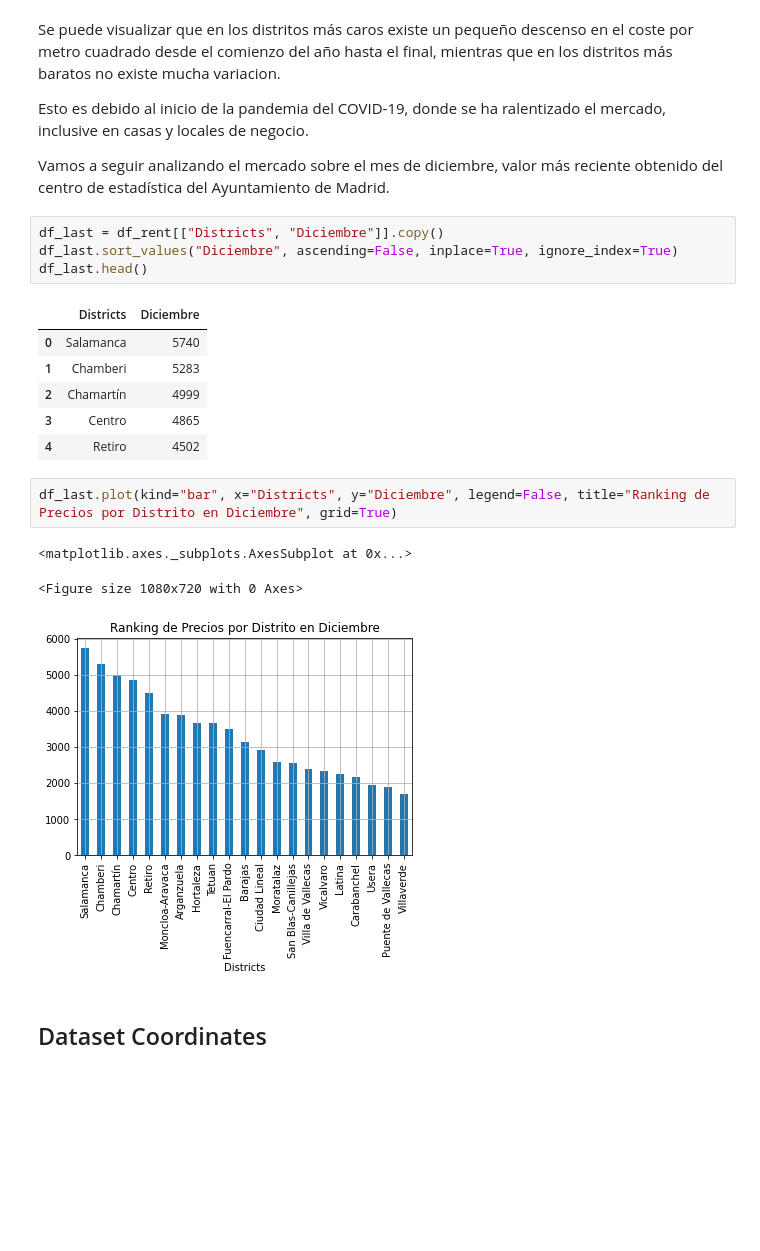
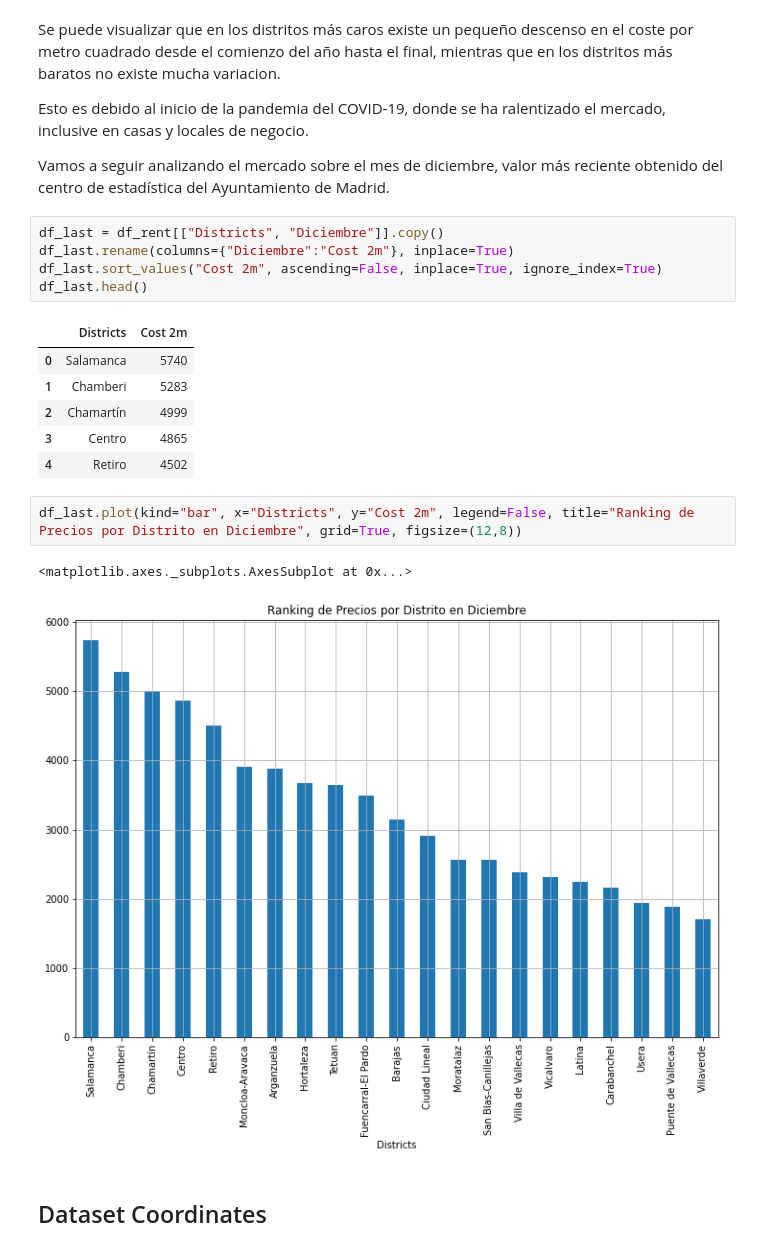
Before and after one commit to Warckor/Coursera_Capstone, a Jupyter notebook: Final_Assignment/House_Sales_Analytics_EN.ipynb, the cells around one changed output. Saved outputs shown, nothing was run; the diff lists cells and outputs as text; blank space fills up the shorter version.

```diff
--- a/Final_Assignment/House_Sales_Analytics_EN.ipynb
+++ b/Final_Assignment/House_Sales_Analytics_EN.ipynb
@@ -92,21 +95,21 @@ Esto es debido al inicio de la pandemia del COVID-19, donde se ha ralentizado el
 Vamos a seguir analizando el mercado sobre el mes de diciembre, valor más reciente obtenido del centro de estadística del Ayuntamiento de Madrid.
 # %%
 df_last = df_rent[["Districts", "Diciembre"]].copy()
-df_last.sort_values("Diciembre", ascending=False, inplace=True, ignore_index=True)
+df_last.rename(columns={"Diciembre":"Cost 2m"}, inplace=True)
+df_last.sort_values("Cost 2m", ascending=False, inplace=True, ignore_index=True)
 df_last.head()
 # %% [output]
-|  | Districts | Diciembre |
+|  | Districts | Cost 2m |
 | 0 | Salamanca | 5740 |
 | 1 | Chamberi | 5283 |
 | 2 | Chamartín | 4999 |
 | 3 | Centro | 4865 |
 | 4 | Retiro | 4502 |
 # %%
-df_last.plot(kind="bar", x="Districts", y="Diciembre", legend=False, title="Ranking de Precios por Distrito en Diciembre", grid=True)
+df_last.plot(kind="bar", x="Districts", y="Cost 2m", legend=False, title="Ranking de Precios por Distrito en Diciembre", grid=True, figsize=(12,8))
 # %% [output]
 <matplotlib.axes._subplots.AxesSubplot at 0x...>
-<Figure size 1080x720 with 0 Axes>
-[figure, old version]
+[figure, new version]
 # %% [markdown]
 ## Dataset Coordinates
 # %%
```
Also changed, not shown: parts of 14 cells of this notebook.
